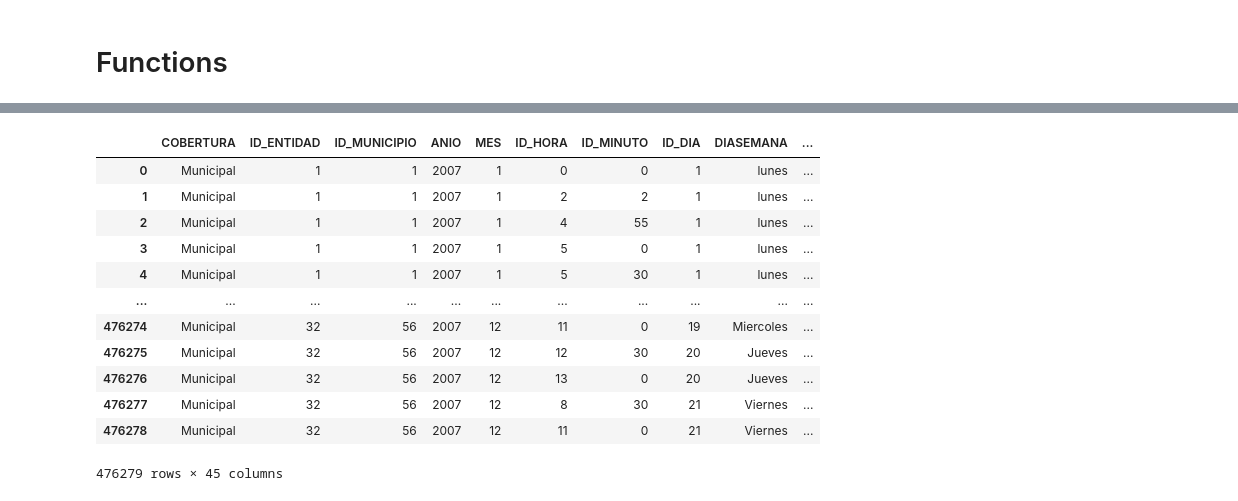
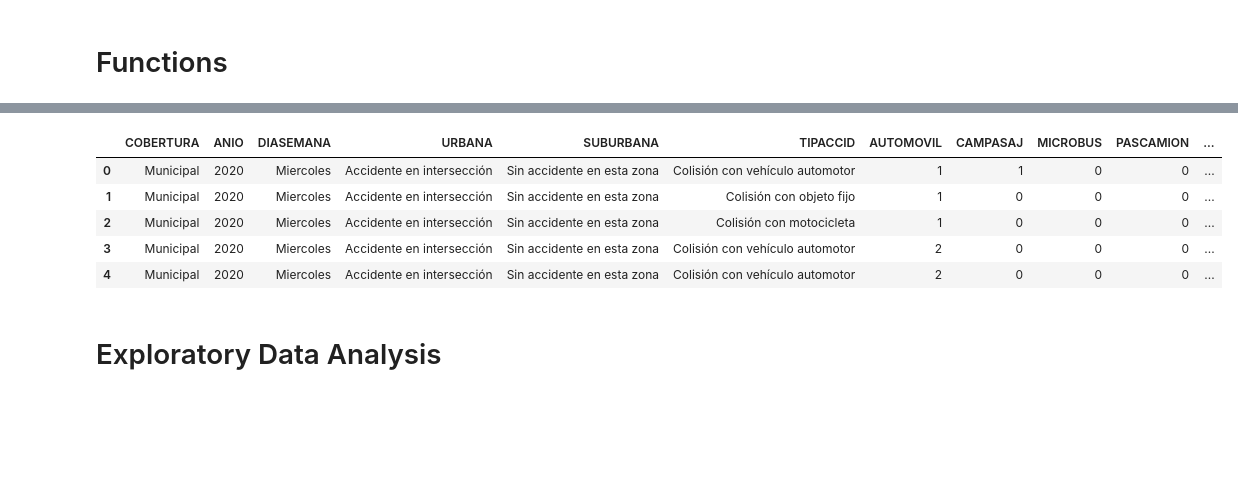
Before and after one commit to Chrisroj/Datathon-Geeks-Node, a Jupyter notebook: datathon.ipynb, the cells around one changed output, grey strips where cells are left out. Drawn from its saved outputs; the diff is of its cells as text; code cells hidden in the pictures; blank space fills up the shorter version.

```diff
--- a/datathon.ipynb
+++ b/datathon.ipynb
@@ -37 +85,34 @@ atus = read_csv_atus(os.path.join(path_data_set, file_test))
+# %%
+# Dict of months
+month_dict = {"Enero": "01",
+            "Febrero": "02",
+            "Marzo": "03",
+            "Abril": "04",
+            "Mayo": "05",
+            "Junio": "06",
+            "Julio": "07",
+            "Agosto": "08",
+            "Septiembre": "09",
+            "Octubre": "10",
+            "Noviembre": "11",
+            "Diciembre": "12",
+            }
+# %%
+# Create day and month
+day = atus_transformed["DESC_DIA"].apply(lambda x: str(x)).apply(lambda x: "0" + x if len(x) == 1 else x)
+month = atus_transformed["DESCRIPCION_MES"].map(month_dict)
+# %%
+# Create FECHA column
+atus_transformed["FECHA"] = pd.to_datetime(day + "-" + month + "-" + "2020", format = "%d-%m-%Y")
+# %%
+atus_transformed.head()
+# %% [output]
+|  | COBERTURA | ANIO | DIASEMANA | URBANA | SUBURBANA | TIPACCID | AUTOMOVIL | CAMPASAJ | MICROBUS | PASCAMION | ... |
+| 0 | Municipal | 2020 | Miercoles | Accidente en intersección | Sin accidente en esta zona | Colisión con vehículo automotor | 1 | 1 | 0 | 0 | ... |
+| 1 | Municipal | 2020 | Miercoles | Accidente en intersección | Sin accidente en esta zona | Colisión con objeto fijo | 1 | 0 | 0 | 0 | ... |
+| 2 | Municipal | 2020 | Miercoles | Accidente en intersección | Sin accidente en esta zona | Colisión con motocicleta | 1 | 0 | 0 | 0 | ... |
+| 3 | Municipal | 2020 | Miercoles | Accidente en intersección | Sin accidente en esta zona | Colisión con vehículo automotor | 2 | 0 | 0 | 0 | ... |
+| 4 | Municipal | 2020 | Miercoles | Accidente en intersección | Sin accidente en esta zona | Colisión con vehículo automotor | 2 | 0 | 0 | 0 | ... |
+# %% [markdown]
+# Exploratory Data Analysis
 # %%
@@ -41,16 +121,0 @@ pd.DataFrame({"TIPACCID": items, "Counts": counts}).plot.bar(x = "TIPACCID", y =
-# %%
-atus
-# %% [output]
-|  | COBERTURA | ID_ENTIDAD | ID_MUNICIPIO | ANIO | MES | ID_HORA | ID_MINUTO | ID_DIA | DIASEMANA | ... |
-| 0 | Municipal | 1 | 1 | 2007 | 1 | 0 | 0 | 1 | lunes | ... |
-| 1 | Municipal | 1 | 1 | 2007 | 1 | 2 | 2 | 1 | lunes | ... |
-| 2 | Municipal | 1 | 1 | 2007 | 1 | 4 | 55 | 1 | lunes | ... |
-| 3 | Municipal | 1 | 1 | 2007 | 1 | 5 | 0 | 1 | lunes | ... |
-| 4 | Municipal | 1 | 1 | 2007 | 1 | 5 | 30 | 1 | lunes | ... |
-| ... | ... | ... | ... | ... | ... | ... | ... | ... | ... | ... |
-| 476274 | Municipal | 32 | 56 | 2007 | 12 | 11 | 0 | 19 | Miercoles | ... |
-| 476275 | Municipal | 32 | 56 | 2007 | 12 | 12 | 30 | 20 | Jueves | ... |
-| 476276 | Municipal | 32 | 56 | 2007 | 12 | 13 | 0 | 20 | Jueves | ... |
-| 476277 | Municipal | 32 | 56 | 2007 | 12 | 8 | 30 | 21 | Viernes | ... |
-| 476278 | Municipal | 32 | 56 | 2007 | 12 | 11 | 0 | 21 | Viernes | ... |
-476279 rows × 45 columns
```
Also changed, not shown: parts of 12 cells of this notebook.
